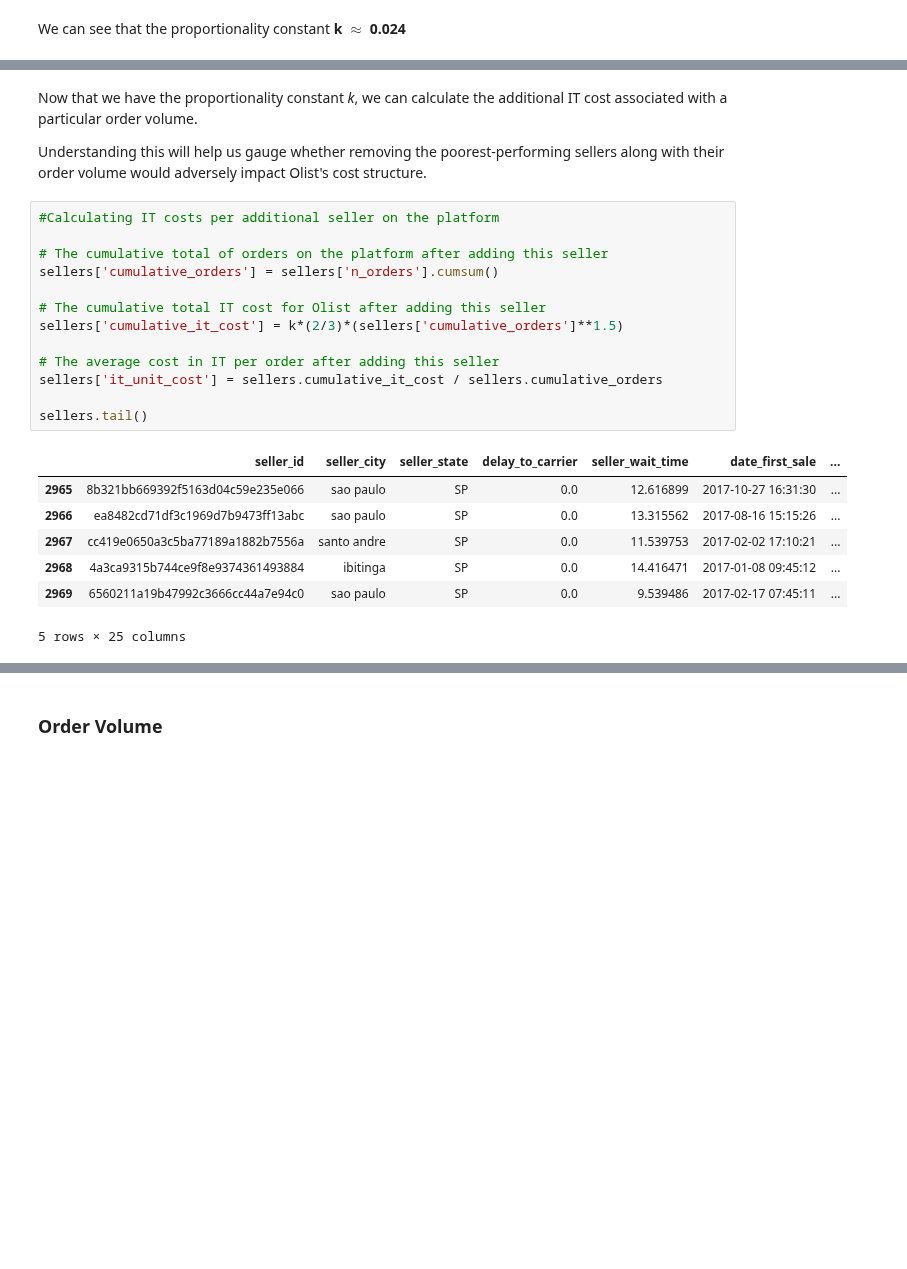
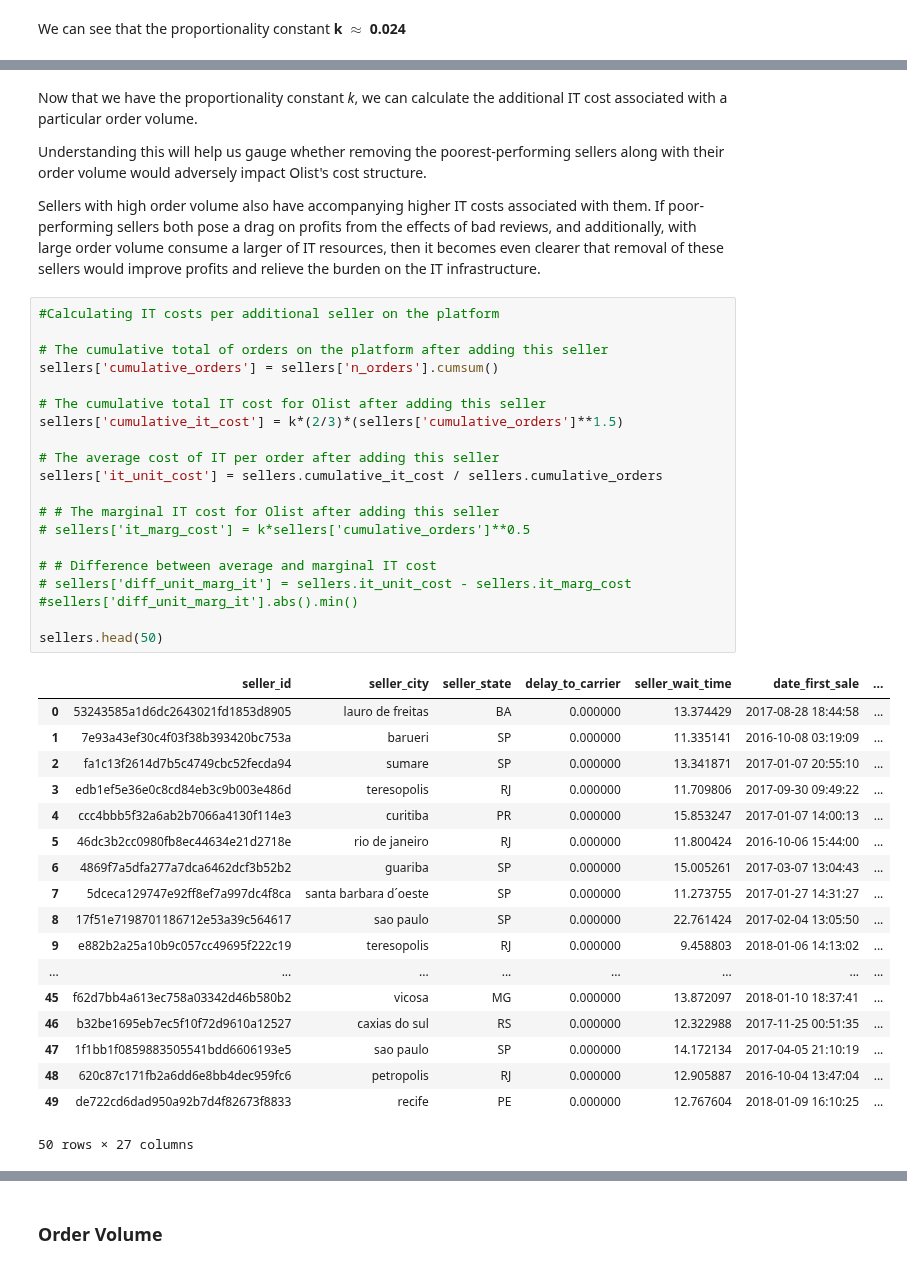
Before and after one commit to phlln/olist-analysis, a Jupyter notebook: notebooks/ceo_request-Phil-UPDATED.ipynb, the cells around one changed output, grey strips where cells are left out. Drawn from its saved outputs; the diff is of its cells as text; blank space fills up the shorter version.

```diff
--- a/notebooks/ceo_request-Phil-UPDATED.ipynb
+++ b/notebooks/ceo_request-Phil-UPDATED.ipynb
@@ -379,24 +406,44 @@ We can see that the proportionality constant **k** $\approx$ **0.024**
 Now that we have the proportionality constant *k*, we can calculate the additional IT cost associated with a particular order volume.
 
 Understanding this will help us gauge whether removing the poorest-performing sellers along with their order volume would adversely impact Olist's cost structure.
+
+Sellers with high order volume also have accompanying higher IT costs associated with them. If poor-performing sellers both pose a drag on profits from the effects of bad reviews, and additionally, with large order volume consume a larger of IT resources, then it becomes even clearer that removal of these sellers would improve profits and relieve the burden on the IT infrastructure.
 # %%
 #Calculating IT costs per additional seller on the platform
 
 # The cumulative total of orders on the platform after adding this seller
 sellers['cumulative_orders'] = sellers['n_orders'].cumsum()
 
 # The cumulative total IT cost for Olist after adding this seller
 sellers['cumulative_it_cost'] = k*(2/3)*(sellers['cumulative_orders']**1.5)
 
-# The average cost in IT per order after adding this seller
+# The average cost of IT per order after adding this seller
 sellers['it_unit_cost'] = sellers.cumulative_it_cost / sellers.cumulative_orders
 
-sellers.tail()
+# # The marginal IT cost for Olist after adding this seller
+# sellers['it_marg_cost'] = k*sellers['cumulative_orders']**0.5
+
+# # Difference between average and marginal IT cost
+# sellers['diff_unit_marg_it'] = sellers.it_unit_cost - sellers.it_marg_cost
+#sellers['diff_unit_marg_it'].abs().min()
+
+sellers.head(50)
 # %% [output]
 |  | seller_id | seller_city | seller_state | delay_to_carrier | seller_wait_time | date_first_sale | ... |
-| 2965 | 8b321bb669392f5163d04c59e235e066 | sao paulo | SP | 0.0 | 12.616899 | 2017-10-27 16:31:30 | ... |
-| 2966 | ea8482cd71df3c1969d7b9473ff13abc | sao paulo | SP | 0.0 | 13.315562 | 2017-08-16 15:15:26 | ... |
-| 2967 | cc419e0650a3c5ba77189a1882b7556a | santo andre | SP | 0.0 | 11.539753 | 2017-02-02 17:10:21 | ... |
-| 2968 | 4a3ca9315b744ce9f8e9374361493884 | ibitinga | SP | 0.0 | 14.416471 | 2017-01-08 09:45:12 | ... |
-| 2969 | 6560211a19b47992c3666cc44a7e94c0 | sao paulo | SP | 0.0 | 9.539486 | 2017-02-17 07:45:11 | ... |
+| 0 | 53243585a1d6dc2643021fd1853d8905 | lauro de freitas | BA | 0.000000 | 13.374429 | 2017-08-28 18:44:58 | ... |
+| 1 | 7e93a43ef30c4f03f38b393420bc753a | barueri | SP | 0.000000 | 11.335141 | 2016-10-08 03:19:09 | ... |
+| 2 | fa1c13f2614d7b5c4749cbc52fecda94 | sumare | SP | 0.000000 | 13.341871 | 2017-01-07 20:55:10 | ... |
+| 3 | edb1ef5e36e0c8cd84eb3c9b003e486d | teresopolis | RJ | 0.000000 | 11.709806 | 2017-09-30 09:49:22 | ... |
+| 4 | ccc4bbb5f32a6ab2b7066a4130f114e3 | curitiba | PR | 0.000000 | 15.853247 | 2017-01-07 14:00:13 | ... |
+| 5 | 46dc3b2cc0980fb8ec44634e21d2718e | rio de janeiro | RJ | 0.000000 | 11.800424 | 2016-10-06 15:44:00 | ... |
+| 6 | 4869f7a5dfa277a7dca6462dcf3b52b2 | guariba | SP | 0.000000 | 15.005261 | 2017-03-07 13:04:43 | ... |
+| 7 | 5dceca129747e92ff8ef7a997dc4f8ca | santa barbara d´oeste | SP | 0.000000 | 11.273755 | 2017-01-27 14:31:27 | ... |
+| 8 | 17f51e7198701186712e53a39c564617 | sao paulo | SP | 0.000000 | 22.761424 | 2017-02-04 13:05:50 | ... |
+| 9 | e882b2a25a10b9c057cc49695f222c19 | teresopolis | RJ | 0.000000 | 9.458803 | 2018-01-06 14:13:02 | ... |
+| ... | ... | ... | ... | ... | ... | ... | ... |
+| 45 | f62d7bb4a613ec758a03342d46b580b2 | vicosa | MG | 0.000000 | 13.872097 | 2018-01-10 18:37:41 | ... |
+| 46 | b32be1695eb7ec5f10f72d9610a12527 | caxias do sul | RS | 0.000000 | 12.322988 | 2017-11-25 00:51:35 | ... |
+| 47 | 1f1bb1f0859883505541bdd6606193e5 | sao paulo | SP | 0.000000 | 14.172134 | 2017-04-05 21:10:19 | ... |
+| 48 | 620c87c171fb2a6dd6e8bb4dec959fc6 | petropolis | RJ | 0.000000 | 12.905887 | 2016-10-04 13:47:04 | ... |
+| 49 | de722cd6dad950a92b7d4f82673f8833 | recife | PE | 0.000000 | 12.767604 | 2018-01-09 16:10:25 | ... |
-5 rows × 25 columns
+50 rows × 27 columns
```
Also changed, not shown: parts of 60 cells of this notebook, 1 other file.
